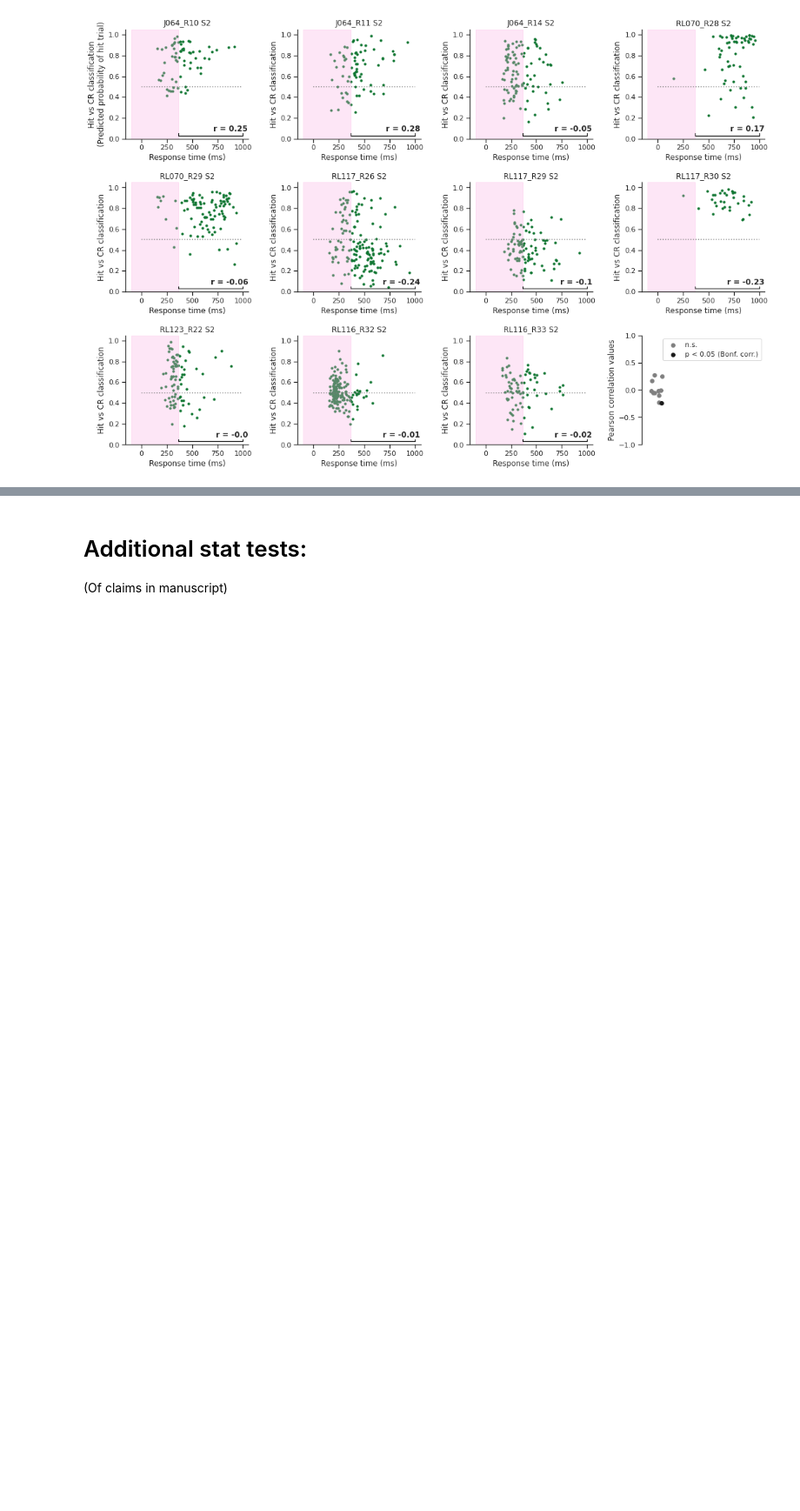
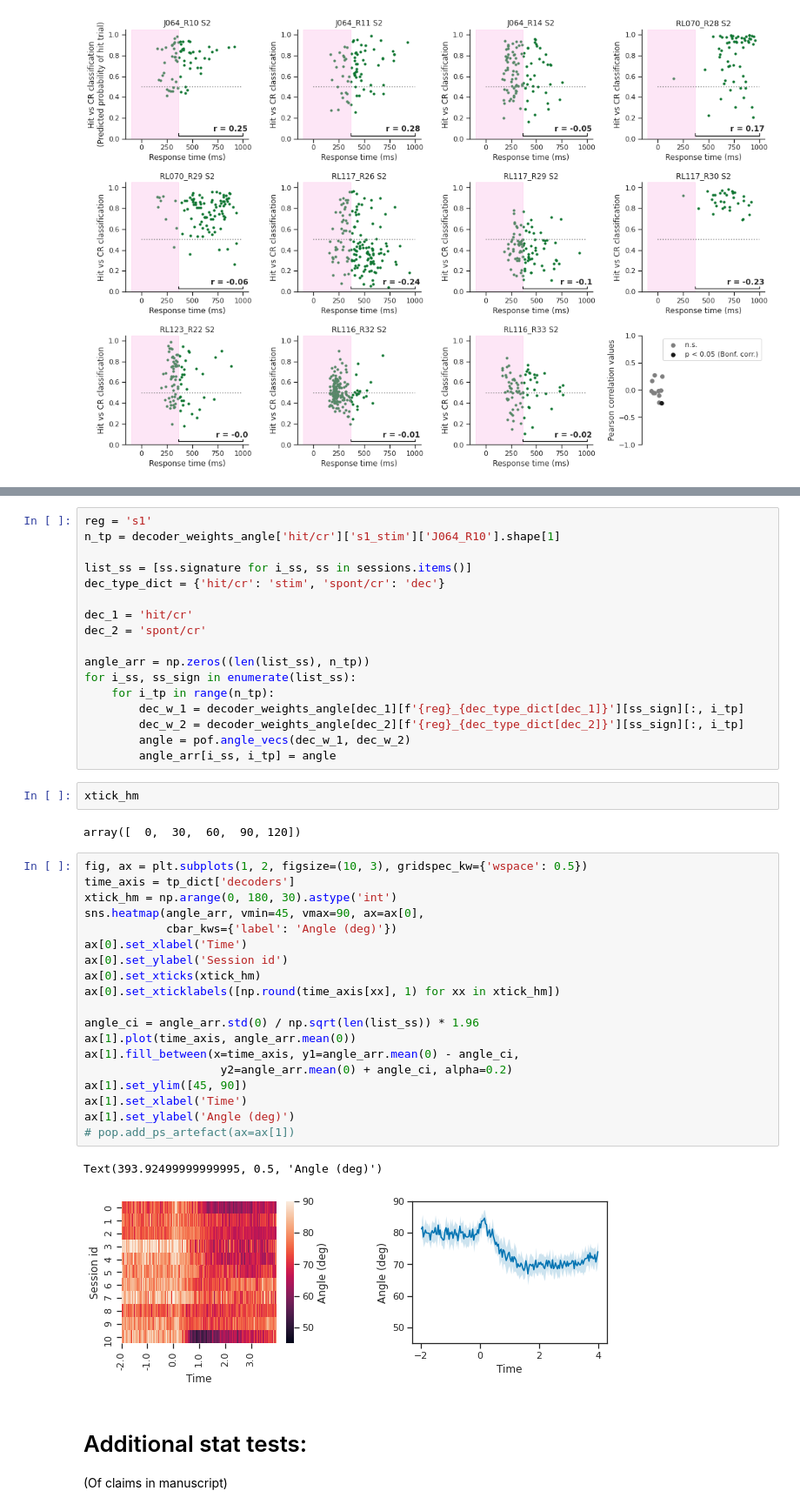
Before and after one commit to Packer-Lab/popping-off, a Jupyter notebook: notebooks/Paper Figures/Figure3.ipynb, the cells around one changed output, grey strips where cells are left out. Shown at 87% size. Cells and saved outputs as stored; diff of their text form; blank space fills up the shorter version.

Commit message:
WIP angles

```diff
--- a/notebooks/Paper Figures/Figure3.ipynb
+++ b/notebooks/Paper Figures/Figure3.ipynb
@@ -363,3 +414,46 @@ pop.plot_correlation_response_time_decoding_accuracy(df_decoder_results=use_df,
+# %%
+reg = 's1'
+n_tp = decoder_weights_angle['hit/cr']['s1_stim']['J064_R10'].shape[1]
+
+list_ss = [ss.signature for i_ss, ss in sessions.items()]
+dec_type_dict = {'hit/cr': 'stim', 'spont/cr': 'dec'}
+
+dec_1 = 'hit/cr'
+dec_2 = 'spont/cr'
+
+angle_arr = np.zeros((len(list_ss), n_tp))
+for i_ss, ss_sign in enumerate(list_ss):
+    for i_tp in range(n_tp):
+        dec_w_1 = decoder_weights_angle[dec_1][f'{reg}_{dec_type_dict[dec_1]}'][ss_sign][:, i_tp]
+        dec_w_2 = decoder_weights_angle[dec_2][f'{reg}_{dec_type_dict[dec_2]}'][ss_sign][:, i_tp]
+        angle = pof.angle_vecs(dec_w_1, dec_w_2)
+        angle_arr[i_ss, i_tp] = angle
+# %%
+xtick_hm
+# %% [output]
+array([  0,  30,  60,  90, 120])
+# %%
+fig, ax = plt.subplots(1, 2, figsize=(10, 3), gridspec_kw={'wspace': 0.5})
+time_axis = tp_dict['decoders']
+xtick_hm = np.arange(0, 180, 30).astype('int')
+sns.heatmap(angle_arr, vmin=45, vmax=90, ax=ax[0],
+            cbar_kws={'label': 'Angle (deg)'})
+ax[0].set_xlabel('Time')
+ax[0].set_ylabel('Session id')
+ax[0].set_xticks(xtick_hm)
+ax[0].set_xticklabels([np.round(time_axis[xx], 1) for xx in xtick_hm])
+
+angle_ci = angle_arr.std(0) / np.sqrt(len(list_ss)) * 1.96
+ax[1].plot(time_axis, angle_arr.mean(0))
+ax[1].fill_between(x=time_axis, y1=angle_arr.mean(0) - angle_ci,
+                    y2=angle_arr.mean(0) + angle_ci, alpha=0.2)
+ax[1].set_ylim([45, 90])
+ax[1].set_xlabel('Time')
+ax[1].set_ylabel('Angle (deg)')
+# pop.add_ps_artefact(ax=ax[1])
+# %% [output]
+Text(393.92499999999995, 0.5, 'Angle (deg)')
+[figure, added]
 # %% [markdown]
 # Additional stat tests:
 (Of claims in manuscript)
```
Also changed, not shown: parts of 3 cells of this notebook.
